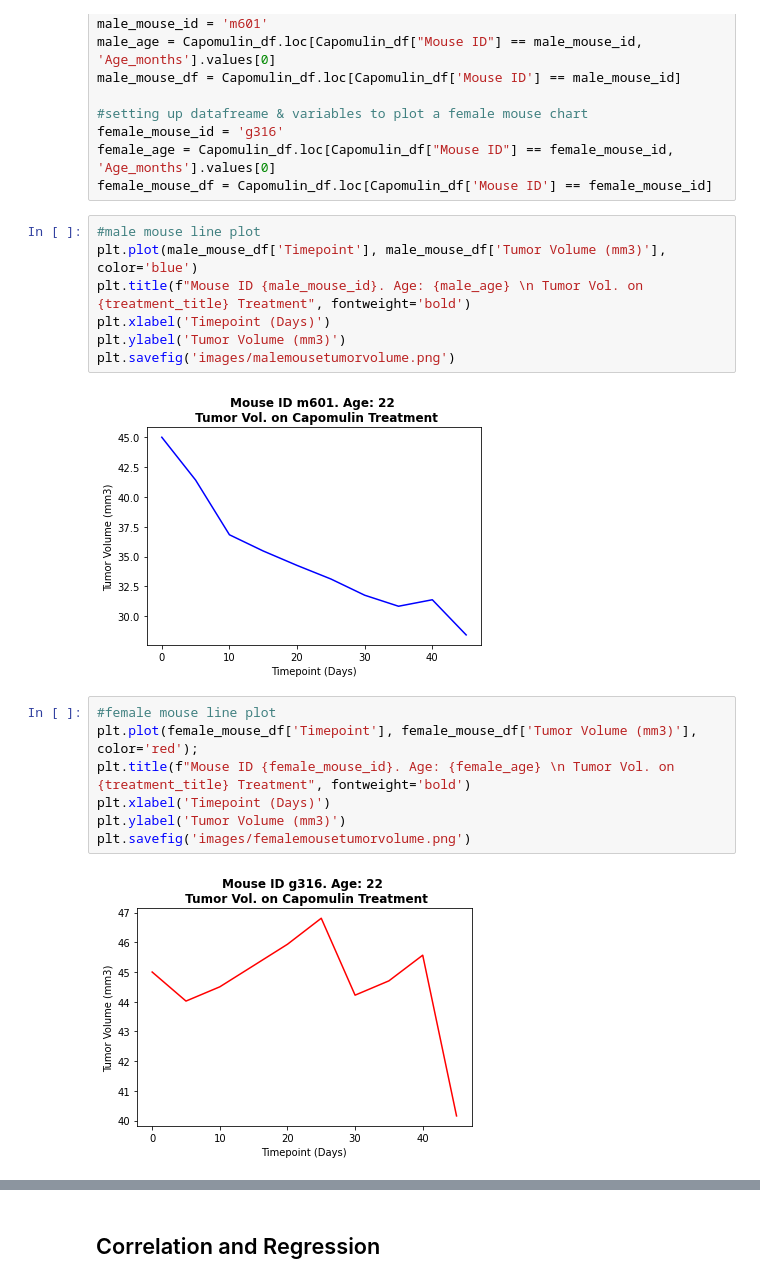
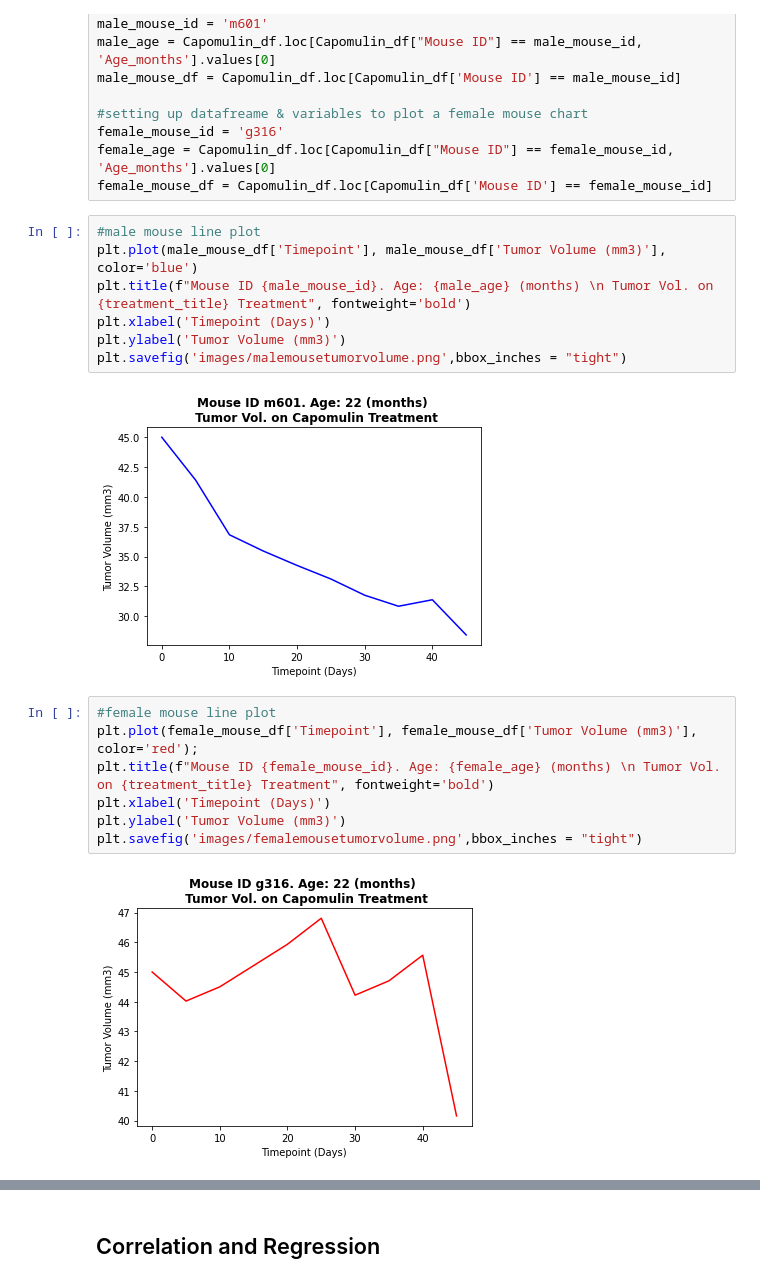
Before and after one commit to Nerdosth/pymaceuticals_mice_testing_analysis, a Jupyter notebook: Pymaceuticals/pymaceuticals_final.ipynb, the cells around one changed output, grey strips where cells are left out. Saved outputs shown, nothing was run; the diff lists cells and outputs as text.

```diff
--- a/Pymaceuticals/pymaceuticals_final.ipynb
+++ b/Pymaceuticals/pymaceuticals_final.ipynb
@@ -338,21 +345,21 @@ female_mouse_df = Capomulin_df.loc[Capomulin_df['Mouse ID'] == female_mouse_id]
 # %%
 #male mouse line plot
 plt.plot(male_mouse_df['Timepoint'], male_mouse_df['Tumor Volume (mm3)'], color='blue')
-plt.title(f"Mouse ID {male_mouse_id}. Age: {male_age} \n Tumor Vol. on {treatment_title} Treatment", fontweight='bold')
+plt.title(f"Mouse ID {male_mouse_id}. Age: {male_age} (months) \n Tumor Vol. on {treatment_title} Treatment", fontweight='bold')
 plt.xlabel('Timepoint (Days)')
 plt.ylabel('Tumor Volume (mm3)')
-plt.savefig('images/malemousetumorvolume.png')
+plt.savefig('images/malemousetumorvolume.png',bbox_inches = "tight")
 # %% [output]
-[figure, old version]
+[figure, new version]
 # %%
 #female mouse line plot
 plt.plot(female_mouse_df['Timepoint'], female_mouse_df['Tumor Volume (mm3)'], color='red');
-plt.title(f"Mouse ID {female_mouse_id}. Age: {female_age} \n Tumor Vol. on {treatment_title} Treatment", fontweight='bold')
+plt.title(f"Mouse ID {female_mouse_id}. Age: {female_age} (months) \n Tumor Vol. on {treatment_title} Treatment", fontweight='bold')
 plt.xlabel('Timepoint (Days)')
 plt.ylabel('Tumor Volume (mm3)')
-plt.savefig('images/femalemousetumorvolume.png')
+plt.savefig('images/femalemousetumorvolume.png',bbox_inches = "tight")
 # %% [output]
-[figure, old version]
+[figure, new version]
 # %%
 # Generate a scatter plot of average tumor volume vs. mouse weight for the Capomulin regimen
 
```
Also changed, not shown: parts of 6 cells of this notebook, 9 other files.
